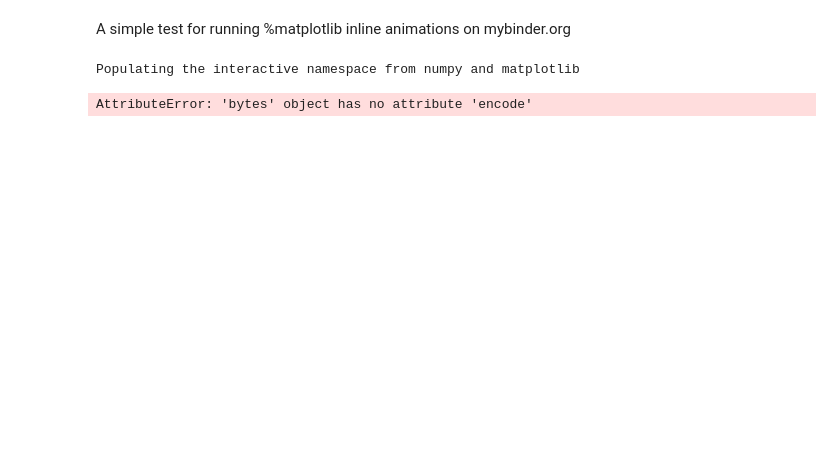
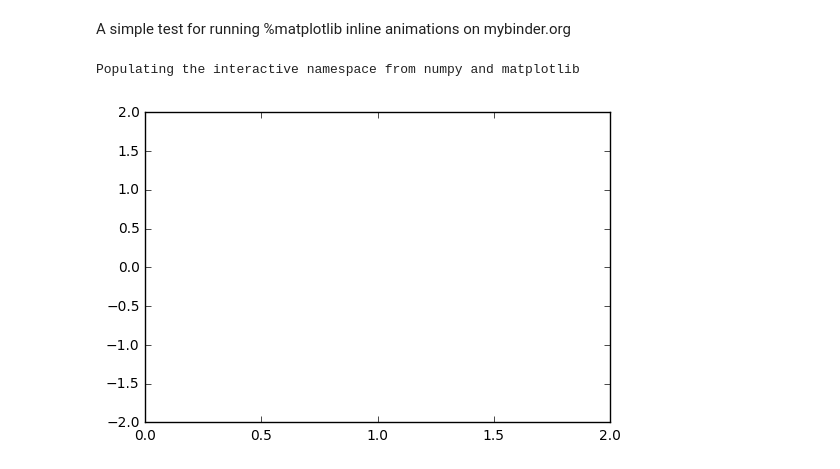
Before and after one commit to bgajdzis/education, a Jupyter notebook: Ani_test.ipynb, the cells around one changed output. Saved outputs shown, nothing was run; the diff lists cells and outputs as text; code cells hidden in the pictures; blank space fills up the shorter version.

Commit message:
'third animation method test'

```diff
--- a/Ani_test.ipynb
+++ b/Ani_test.ipynb
@@ -34,21 +13,9 @@ def display_animation(anim):
-# %%
-fig, ax = plt.subplots()
-
-x = np.arange(0, 2*np.pi, 0.01)
-line, = ax.plot(x, np.sin(x))
-
-
-def animate(i):
-    line.set_ydata(np.sin(x + i/10.0))  # update the data
-    return line,
-
-
-# Init only required for blitting to give a clean slate.
-def init():
-    line.set_ydata(np.ma.array(x, mask=True))
-    return line,
-
-ani = animation.FuncAnimation(fig, animate, np.arange(1, 200), init_func=init,interval=25, blit=True)
-display_animation(ani)
-# %% [output]
-AttributeError: 'bytes' object has no attribute 'encode'
+# %%
+fig, ax = plt.subplots()
+
+ax.set_xlim(( 0, 2))
+ax.set_ylim((-2, 2))
+
+line, = ax.plot([], [], lw=2)
+# %% [output]
+[figure, added]
```
Also changed, not shown: parts of 12 cells of this notebook.
